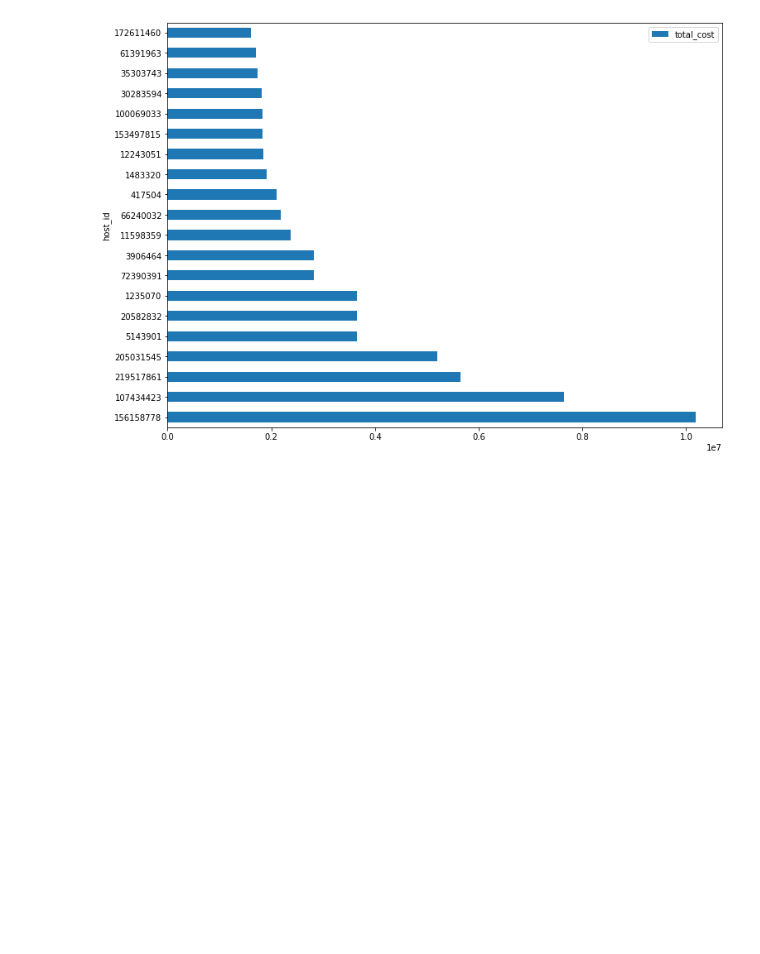
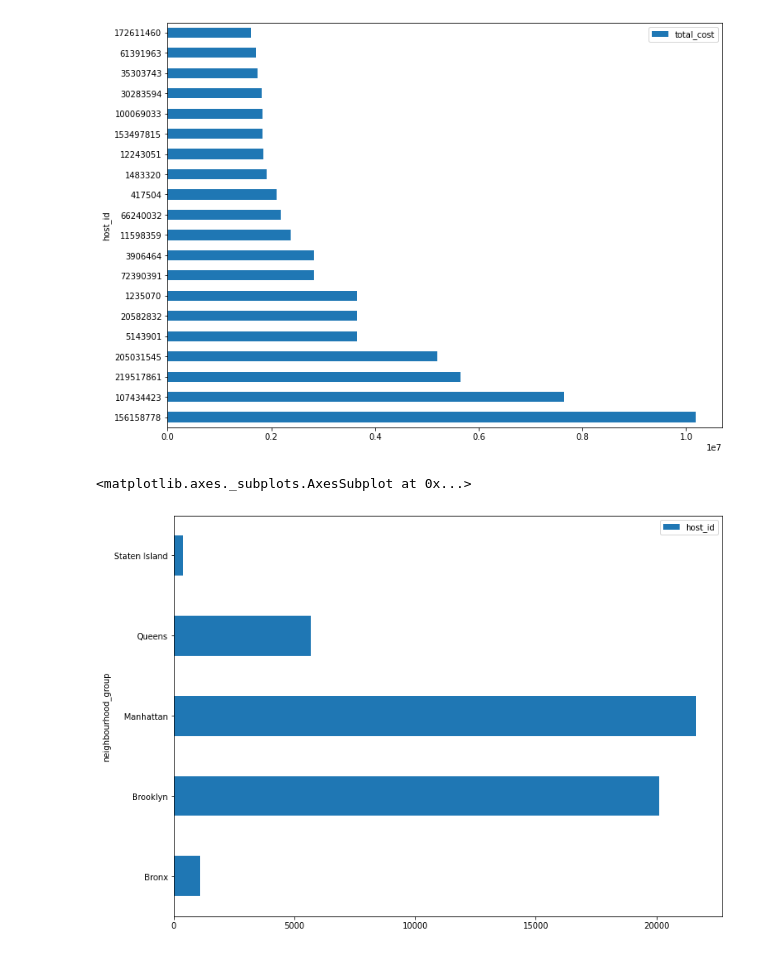
Before and after one commit to GODxFATHER/Airbnb-Bookings-Analysis-, a Jupyter notebook: Copy_of_Airbnb_Bookings_Analysis_Capstone_Project.ipynb, the cells around one changed output. Cells and saved outputs as stored; diff of their text form; code cells hidden in the pictures; blank space fills up the shorter version.

```diff
--- a/Copy_of_Airbnb_Bookings_Analysis_Capstone_Project.ipynb
+++ b/Copy_of_Airbnb_Bookings_Analysis_Capstone_Project.ipynb
@@ -528,3 +528,8 @@ df_no_null[['host_id','total_cost']].groupby(['host_id']).sum('total_cost').sort
 plt.rcParams["figure.figsize"] = (12,9)
 # %% [output]
 [figure]
+# %%
+df_no_null[['neighbourhood_group','host_id']].groupby('neighbourhood_group').count().plot(kind = 'barh')
+# %% [output]
+<matplotlib.axes._subplots.AxesSubplot at 0x...>
+[figure, added]
```
Also changed, not shown: parts of 3 cells of this notebook.
